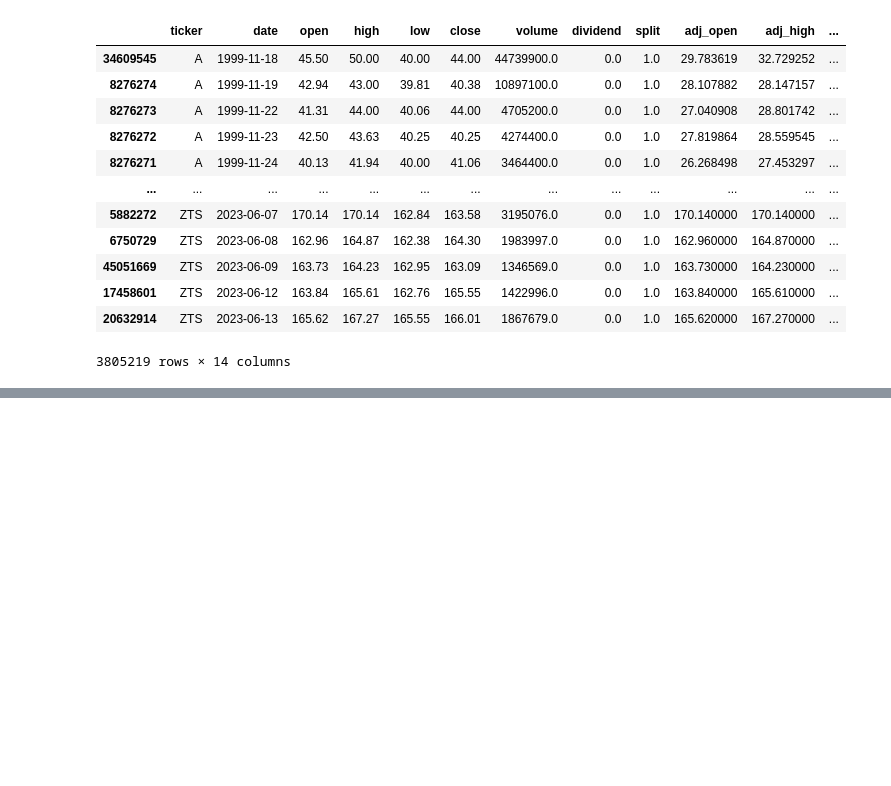
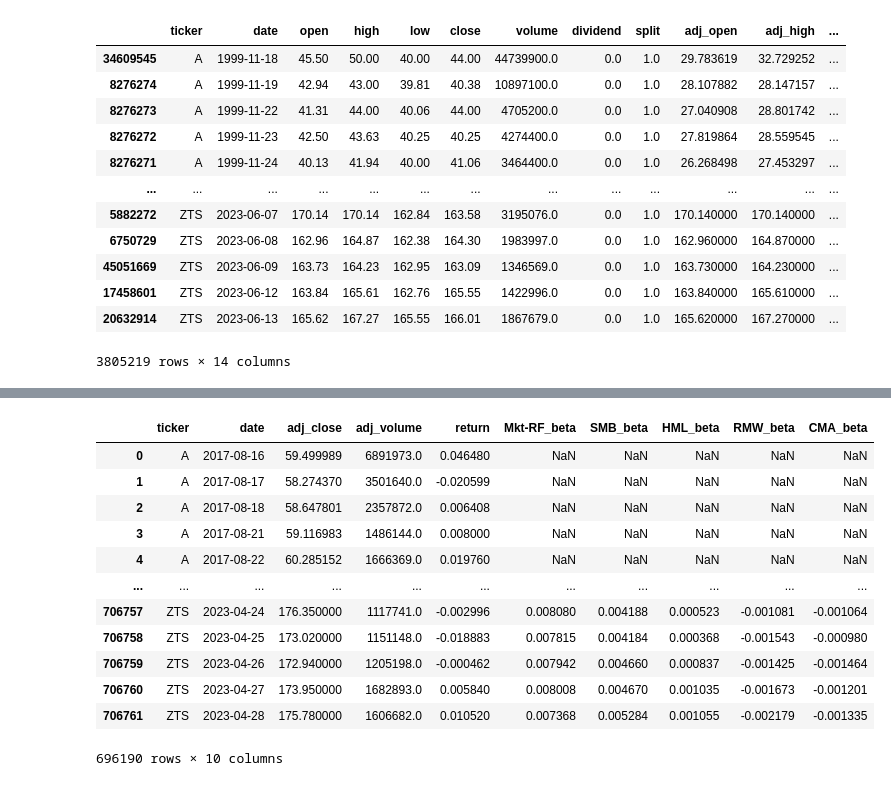
Before and after one commit to amberlee0516/ds4a-stock-price, a Jupyter notebook: Universe_and_Factors_Cindy.ipynb, the cells around one changed output, grey strips where cells are left out. Saved outputs shown, nothing was run; the diff lists cells and outputs as text; code cells hidden in the pictures; blank space fills up the shorter version.

```diff
--- a/Universe_and_Factors_Cindy.ipynb
+++ b/Universe_and_Factors_Cindy.ipynb
@@ -141,2 +177,20 @@ F_F_regression['Mkt-RF_beta'] = F_F_regression.groupby('ticker')['excess_return'
+# %%
+F_F_regression['Mkt-RF_beta'] = np.nan
+F_F_regression['SMB_beta'] = np.nan
+F_F_regression['HML_beta'] = np.nan
+F_F_regression['RMW_beta'] = np.nan
+F_F_regression['CMA_beta'] = np.nan
+for ticker, group in F_F_regression.groupby('ticker'):
+    for idx in range(100, len(group)):
+        X = group.loc[group.index[idx] - 100:group.index[idx] - 1, ['Mkt-RF', 'SMB', 'HML', 'RMW', 'CMA']]
+        y = group.loc[group.index[idx] - 100:group.index[idx] - 1, 'excess_return']
+        #print(group.loc[group.index[idx]])
+        coefficients = np.linalg.inv(X.T @ X) @ X.T @ y
+        F_F_regression.loc[group.index[idx], 'Mkt-RF_beta'] = coefficients[0]
+        F_F_regression.loc[group.index[idx], 'SMB_beta'] = coefficients[1]
+        F_F_regression.loc[group.index[idx], 'HML_beta'] = coefficients[2]
+        F_F_regression.loc[group.index[idx], 'RMW_beta'] = coefficients[3]
+        F_F_regression.loc[group.index[idx], 'CMA_beta'] = coefficients[4]
+        #print(group.loc[group.index[idx]])
 # %%
 F_F_regression
@@ -142,0 +211,16 @@ F_F_regression
+# %%
+F_F_regression.drop(columns=['Date','Mkt-RF','SMB','HML','RMW','CMA','RF','excess_return'])#, inplace=True)
+# %% [output]
+|  | ticker | date | adj_close | adj_volume | return | Mkt-RF_beta | SMB_beta | HML_beta | RMW_beta | CMA_beta |
+| 0 | A | 2017-08-16 | 59.499989 | 6891973.0 | 0.046480 | NaN | NaN | NaN | NaN | NaN |
+| 1 | A | 2017-08-17 | 58.274370 | 3501640.0 | -0.020599 | NaN | NaN | NaN | NaN | NaN |
+| 2 | A | 2017-08-18 | 58.647801 | 2357872.0 | 0.006408 | NaN | NaN | NaN | NaN | NaN |
+| 3 | A | 2017-08-21 | 59.116983 | 1486144.0 | 0.008000 | NaN | NaN | NaN | NaN | NaN |
+| 4 | A | 2017-08-22 | 60.285152 | 1666369.0 | 0.019760 | NaN | NaN | NaN | NaN | NaN |
+| ... | ... | ... | ... | ... | ... | ... | ... | ... | ... | ... |
+| 706757 | ZTS | 2023-04-24 | 176.350000 | 1117741.0 | -0.002996 | 0.008080 | 0.004188 | 0.000523 | -0.001081 | -0.001064 |
+| 706758 | ZTS | 2023-04-25 | 173.020000 | 1151148.0 | -0.018883 | 0.007815 | 0.004184 | 0.000368 | -0.001543 | -0.000980 |
+| 706759 | ZTS | 2023-04-26 | 172.940000 | 1205198.0 | -0.000462 | 0.007942 | 0.004660 | 0.000837 | -0.001425 | -0.001464 |
+| 706760 | ZTS | 2023-04-27 | 173.950000 | 1682893.0 | 0.005840 | 0.008008 | 0.004670 | 0.001035 | -0.001673 | -0.001201 |
+| 706761 | ZTS | 2023-04-28 | 175.780000 | 1606682.0 | 0.010520 | 0.007368 | 0.005284 | 0.001055 | -0.002179 | -0.001335 |
+696190 rows × 10 columns
```
Also changed, not shown: parts of 12 cells of this notebook, 1 other file.
